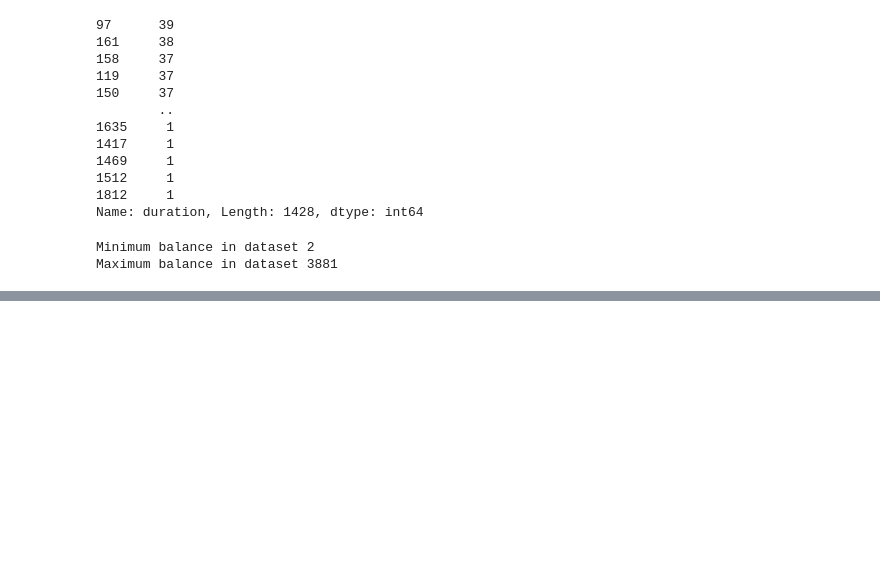
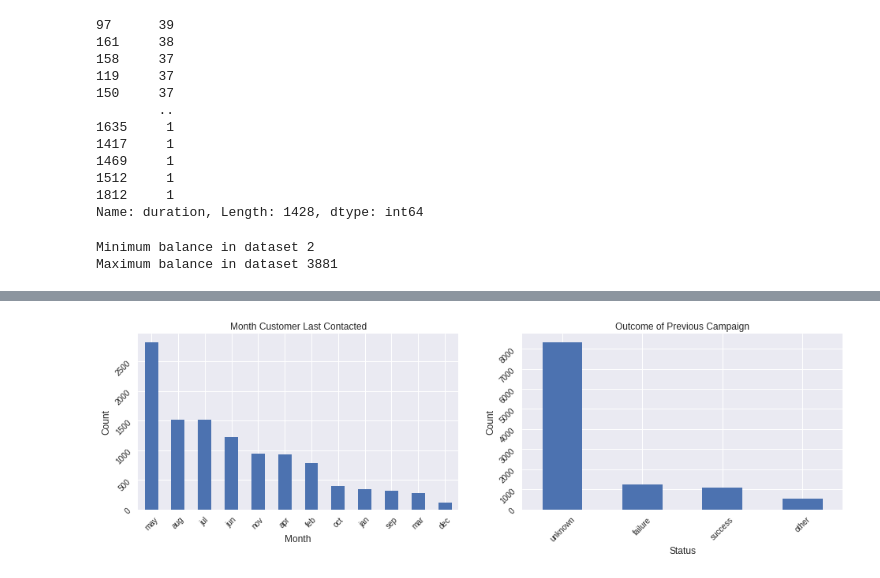
Before and after one commit to amltago/project2, a Jupyter notebook: ProjectB2.ipynb, the cells around one changed output, grey strips where cells are left out. Cells and saved outputs as stored; diff of their text form; code cells hidden in the pictures; blank space fills up the shorter version.

```diff
--- a/ProjectB2.ipynb
+++ b/ProjectB2.ipynb
@@ -351,0 +442,27 @@ df.describe(include='all')
+# %%
+plt.subplot(223)
+
+df['month'].value_counts().plot(kind='bar', figsize=(16,9))
+
+plt.xticks(rotation= 45)
+plt.yticks(rotation= 45)
+
+plt.xlabel("Month", size=12)
+plt.ylabel("Count", size=12)
+plt.title("Month Customer Last Contacted")
+
+plt.subplot(224)
+
+df['poutcome'].value_counts().plot(kind='bar', figsize=(16,9))
+
+plt.xticks(rotation= 45)
+plt.yticks(rotation= 45)
+
+plt.xlabel("Status", size=12)
+plt.ylabel("Count", size=12)
+plt.title("Outcome of Previous Campaign")
+
+
+plt.show();
+# %% [output]
+[figure, added]
```
Also changed, not shown: parts of 7 cells of this notebook.
